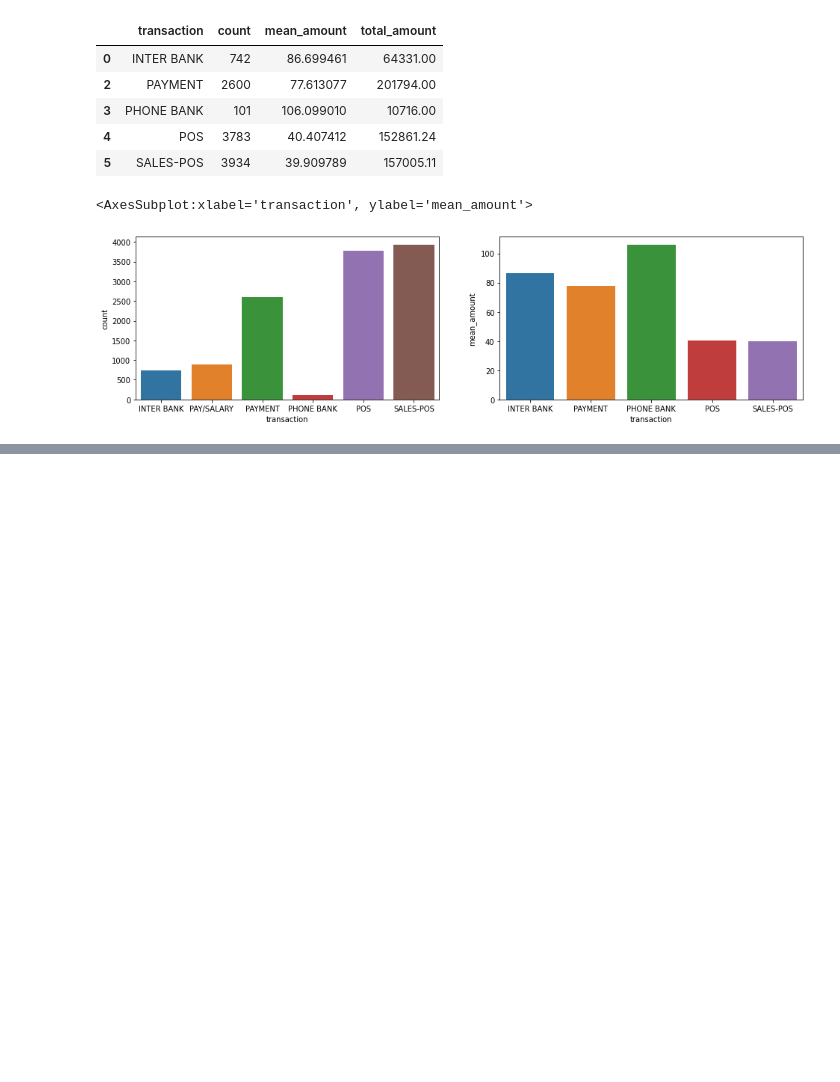
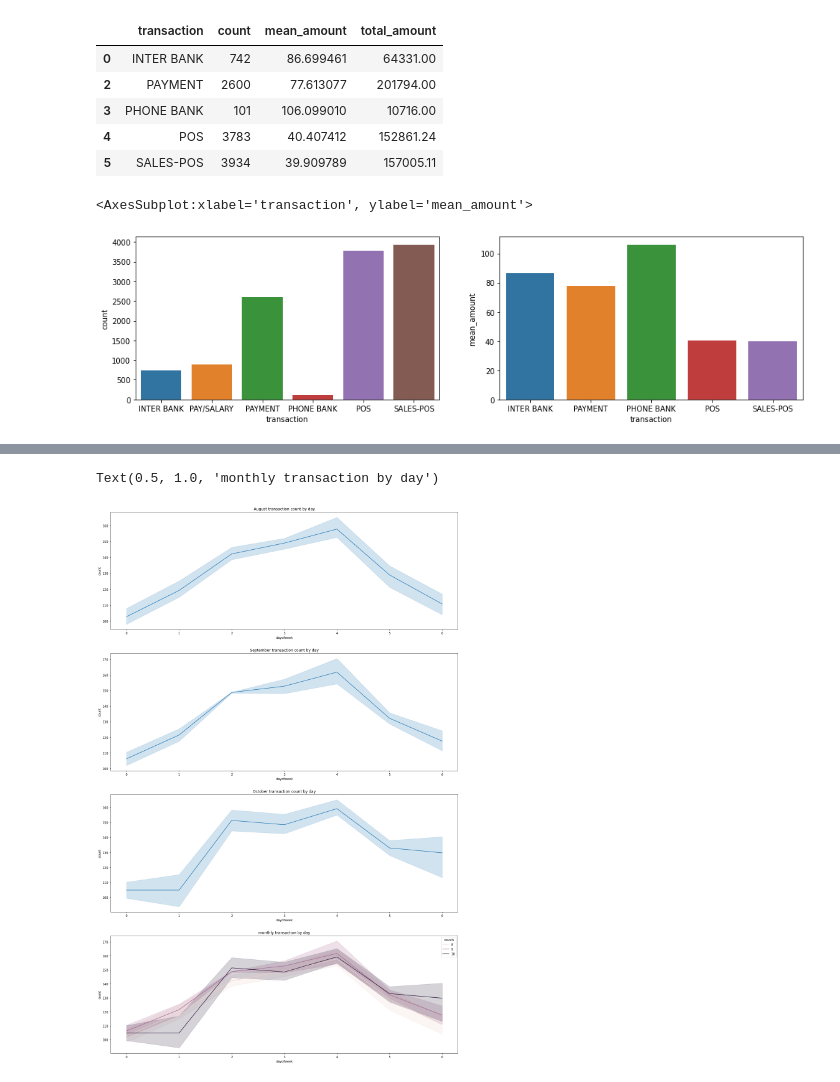
Before and after one commit to jiyoungparkme/machine_learning, a Jupyter notebook: anz_virtual_internship/anz_task_1.ipynb, the cells around one changed output, grey strips where cells are left out. Saved outputs shown, nothing was run; the diff lists cells and outputs as text; code cells hidden in the pictures; blank space fills up the shorter version.

```diff
--- a/anz_virtual_internship/anz_task_1.ipynb
+++ b/anz_virtual_internship/anz_task_1.ipynb
@@ -343,3 +343,6 @@ sns.barplot(data=df2, x='transaction', y='mean_amount',ax = ax2)
 # %% [output]
 <AxesSubplot:xlabel='transaction', ylabel='mean_amount'>
 [figure]
+# %%
+data['day'] = data['date'].apply(lambda x: x.day)
+data.head()
@@ -345,0 +357,6 @@ sns.barplot(data=df2, x='transaction', y='mean_amount',ax = ax2)
+# %%
+interested = ['month', 'day', 'dayofweek']
+function = ['count', 'mean', 'sum']
+df = data.groupby(interested).agg(function)['amount'].reset_index()
+df.columns = ['month', 'day', 'dayofweek', 'count', 'mean_amount', 'total_amount']
+df
@@ -345,0 +377,14 @@ sns.barplot(data=df2, x='transaction', y='mean_amount',ax = ax2)
+# %%
+fig, (ax1, ax2, ax3, ax4) = plt.subplots(nrows=4)
+fig.set_size_inches(20,32)
+sns.lineplot(data=df, x=df.loc[df['month']==8]['dayofweek'], y='count', ax=ax1)
+ax1.set_title("August transaction count by day")
+sns.lineplot(data=df, x=df.loc[df['month']==9]['dayofweek'], y='count', ax=ax2)
+ax2.set_title("September transaction count by day")
+sns.lineplot(data=df, x=df.loc[df['month']==10]['dayofweek'], y='count', ax=ax3)
+ax3.set_title("October transaction count by day")
+sns.lineplot(data=df, x='dayofweek', y='count', ax=ax4, hue='month')
+ax4.set_title("monthly transaction by day")
+# %% [output]
+Text(0.5, 1.0, 'monthly transaction by day')
+[figure, added]
```
Also changed, not shown: parts of 4 cells of this notebook.
